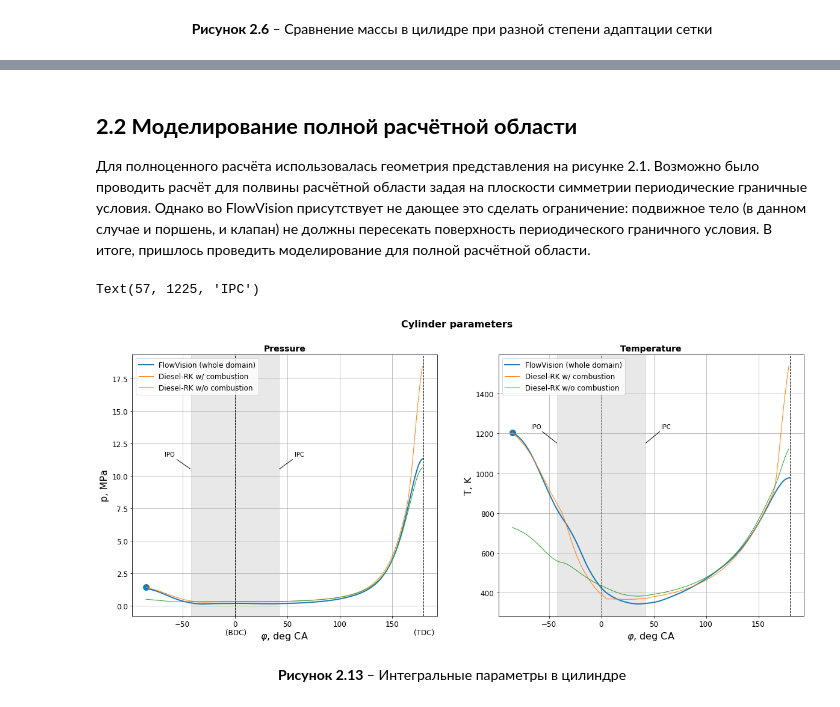
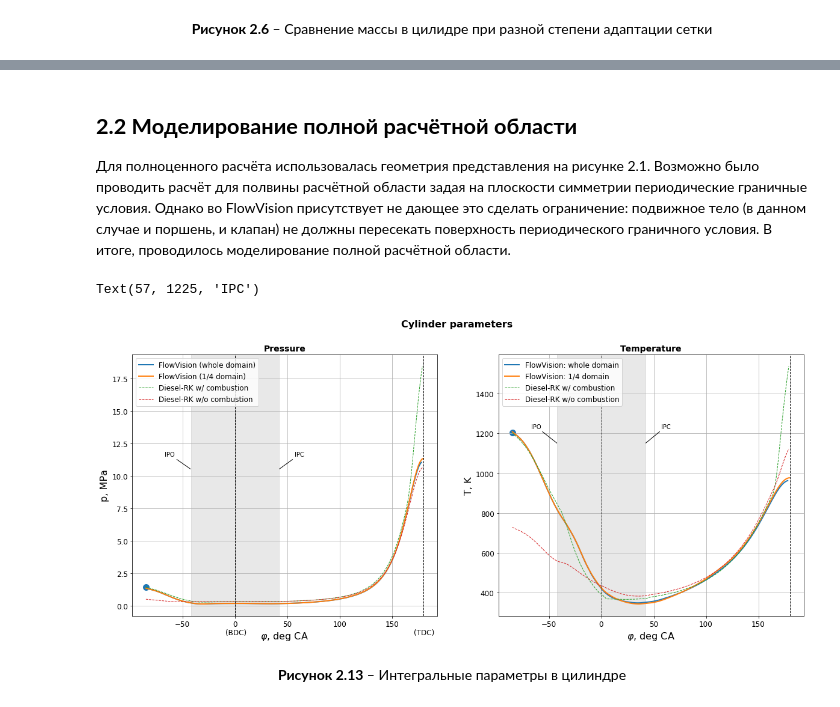
Before and after one commit to staneuski/dualFuelEngine, a Jupyter notebook: etc/FlowVision/MAN_BnW.ipynb, the cells around one changed output, grey strips where cells are left out. Drawn from its saved outputs; the diff is of its cells as text; code cells hidden in the pictures.

```diff
--- a/etc/FlowVision/MAN_BnW.ipynb
+++ b/etc/FlowVision/MAN_BnW.ipynb
@@ -1209,7 +1209,7 @@ plt.axvspan(-IPO, IPC, alpha=0.18, color='grey')
 <br>
 # %% [markdown]
 ## **2.2 Моделирование полной расчётной области**
-Для полноценного расчёта использовалась геометрия представления на рисунке 2.1. Возможно было проводить расчёт для полвины расчётной области задая на плоскости симметрии периодические граничные условия. Однако во FlowVision присутствует не дающее это сделать ограничение: подвижное тело (в данном случае и поршень, и клапан) не должны пересекать поверхность периодического  граничного условия. В итоге, пришлось проведить моделирование для полной расчётной области.
+Для полноценного расчёта использовалась геометрия представления на рисунке 2.1. Возможно было проводить расчёт для полвины расчётной области задая на плоскости симметрии периодические граничные условия. Однако во FlowVision присутствует не дающее это сделать ограничение: подвижное тело (в данном случае и поршень, и клапан) не должны пересекать поверхность периодического  граничного условия. В итоге, проводилось моделирование полной расчётной области.
 # %%
 ''' Get whole-domain case data '''
 
@@ -1249,16 +1249,24 @@ plt.plot(
     label = 'FlowVision (whole domain)'
 )
 plt.plot(
+    range(-EVO, len(p_quarterRefinement3['AverageByMass']) - EVO),
+    p_quarterRefinement3['AverageByMass']*1e-06,
+    linewidth = linewidthHeavy,
+    label = 'FlowVision (1/4 domain)'
+)
+plt.plot(
     range(-EVO, 180),
     p_DrkWCom*1e-06,
     linewidth = linewidthLight,
-    label = 'Diesel-RK w/ combustion'
+    label = 'Diesel-RK w/ combustion',
+    linestyle = '--'
 )
 plt.plot(
     range(-EVO, 180),
     p_DrkWoCom*1e-06,
     linewidth = linewidthLight,
-    label = 'Diesel-RK w/o combustion'
+    label = 'Diesel-RK w/o combustion',
+    linestyle = '--'
 )
 plt.xticks( fontsize = ticksFontSize );    plt.yticks( fontsize = ticksFontSize )
 plt.grid( True );    plt.legend( loc = 'best', fontsize = legendFontSize )
@@ -1311,51 +1319,59 @@ plt.plot(
     range(-EVO, len(T_wholeDomain['AverageByMass']) - EVO),
     T_wholeDomain['AverageByMass'] + 273,
     linewidth = linewidthHeavy,
-    label = 'FlowVision (whole domain)'
+    label = 'FlowVision: whole domain'
+)
+plt.plot(
+    range(-EVO, len(T_quarterRefinement3['AverageByMass']) - EVO),
+    T_quarterRefinement3['AverageByMass'] + 273,
+    linewidth = linewidthHeavy,
+    label = 'FlowVision: 1/4 domain'
 )
 plt.plot(
     range(-EVO, 180),
     T_DrkWCom,
     linewidth = linewidthLight,
-    label = 'Diesel-RK w/ combustion'
+    label = 'Diesel-RK w/ combustion',
+    linestyle = '--'
 )
 plt.plot(
     range(-EVO, 180),
     T_DrkWoCom,
     linewidth = linewidthLight,
-    label = 'Diesel-RK w/o combustion'
+    label = 'Diesel-RK w/o combustion',
+    linestyle = '--'
 )
 plt.xticks( fontsize = ticksFontSize );    plt.yticks( fontsize = ticksFontSize )
 plt.grid( True );    plt.legend( loc = 'best', fontsize = legendFontSize )
 plt.xlabel( '$\\varphi$, deg CA', fontsize = labelFontSize )
 plt.ylabel( 'T, K', fontsize = labelFontSize )
 
 plt.axvline(
     x = 0,
     linewidth = 1,
     color = 'black',
     linestyle = '--'
 )
 plt.axvline(
     x = 180,
     linewidth = 1,
     color = 'black',
     linestyle = '--'
 )
 plt.axvspan(-IPO, IPC, alpha=0.18, color='grey')
 plt.annotate(
     'IPO', xy = (-IPO, 1150), xycoords = 'data',
     xytext = (-(IPO + 25), 1225),
     arrowprops = dict(arrowstyle = "-", shrinkB = 1)
 )
 plt.annotate(
     'IPC', xy = (IPO, 1150), xycoords = 'data',
     xytext = (IPO + 15, 1225),
     arrowprops = dict(arrowstyle = "-", shrinkB = 1)
 )
 # %% [output]
 Text(57, 1225, 'IPC')
-[figure, old version]
+[figure, new version]
 # %% [markdown]
 <center>
     <b> Рисунок 2.13 </b> – Интегральные параметры в цилиндре
```
Also changed, not shown: parts of 14 cells of this notebook.
